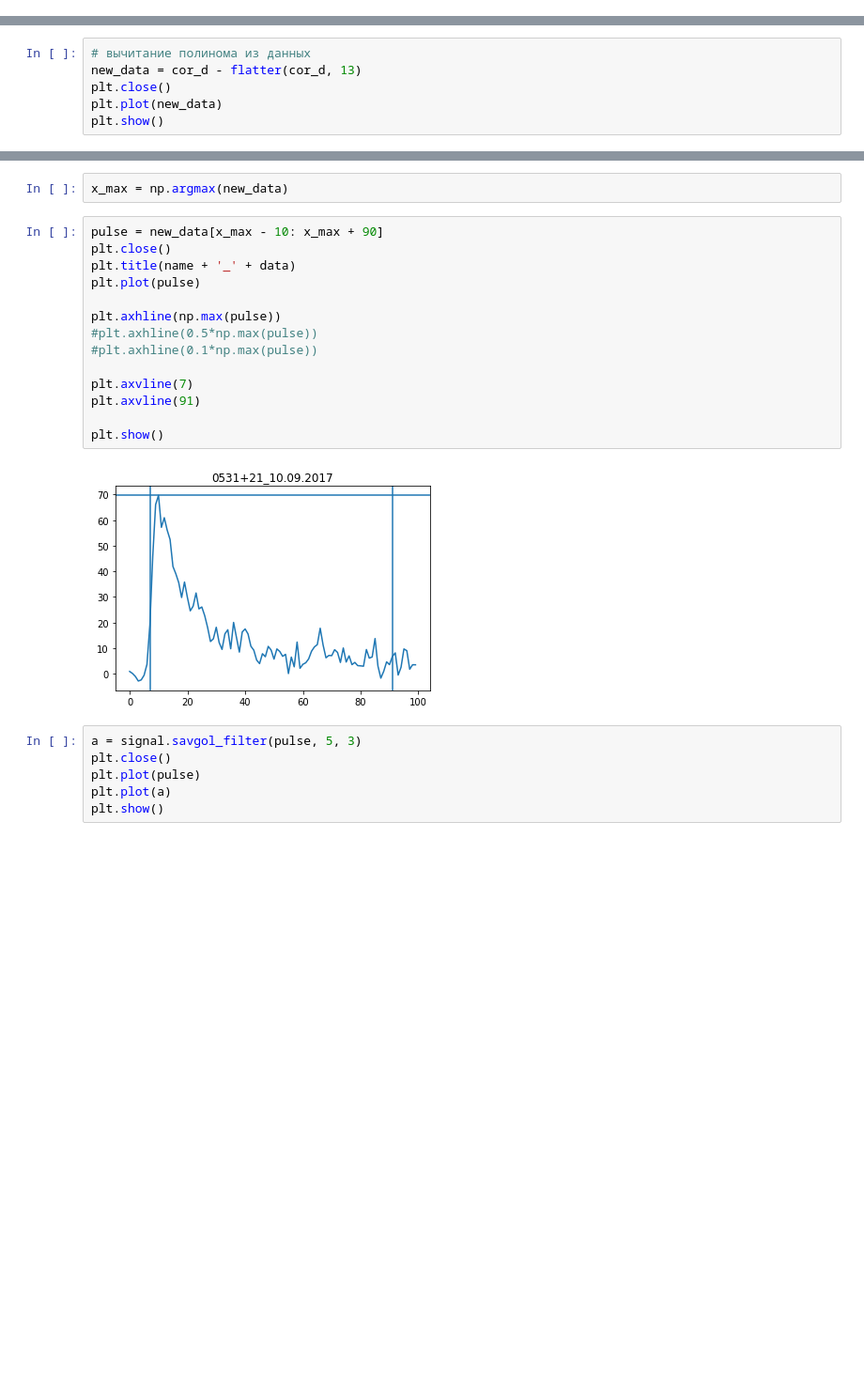
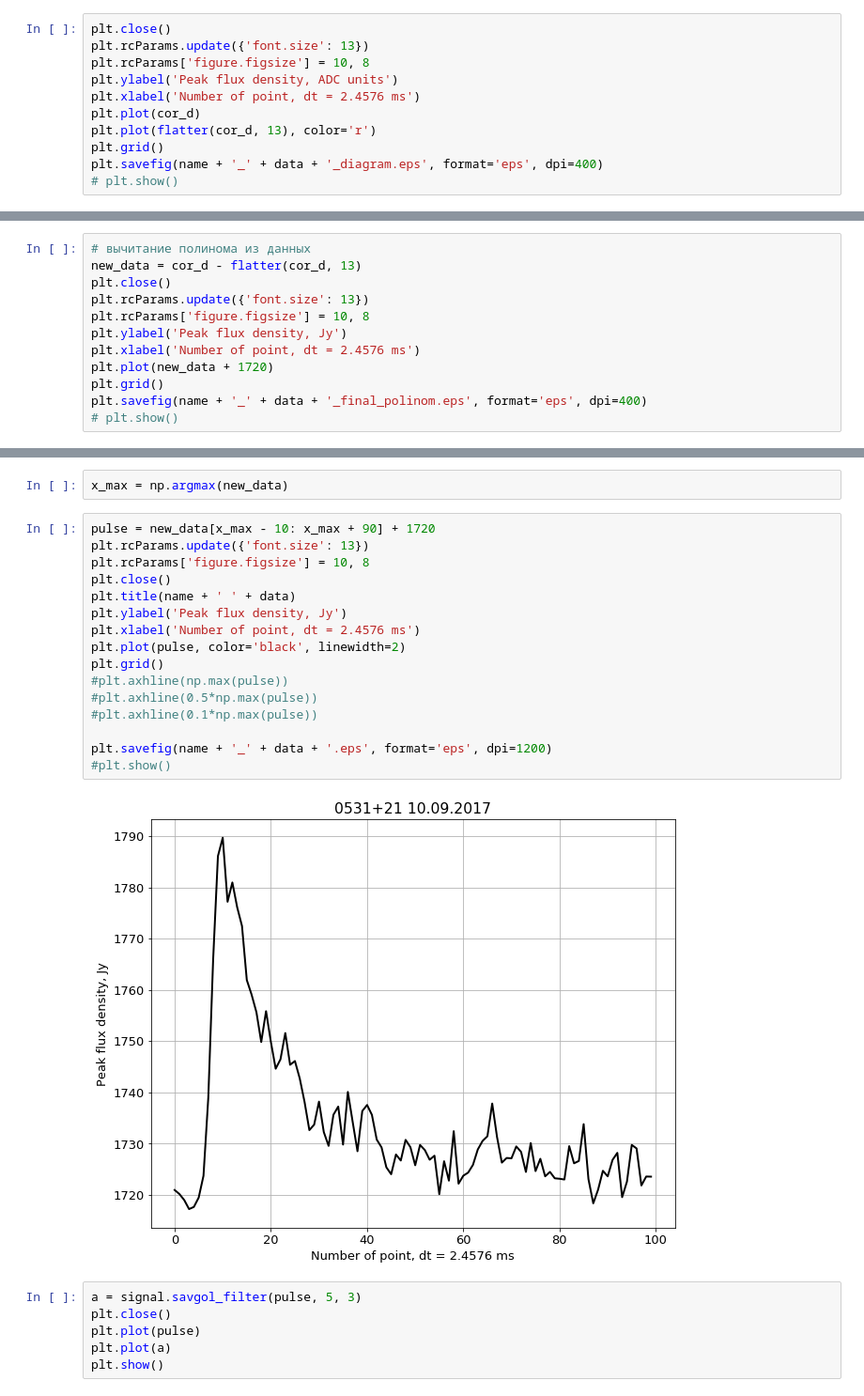
Before and after one commit to KazAndr/SWTraject, a Jupyter notebook: watch_one_file.ipynb, the cells around one changed output, grey strips where cells are left out. Shown at 94% size. Saved outputs shown, nothing was run; the diff lists cells and outputs as text; blank space fills up the shorter version.

```diff
--- a/watch_one_file.ipynb
+++ b/watch_one_file.ipynb
@@ -139,0 +127,11 @@ plt.show()
+# %%
+plt.close()
+plt.rcParams.update({'font.size': 13})
+plt.rcParams['figure.figsize'] = 10, 8
+plt.ylabel('Peak flux density, ADC units')
+plt.xlabel('Number of point, dt = 2.4576 ms')
+plt.plot(cor_d)
+plt.plot(flatter(cor_d, 13), color='r')
+plt.grid()
+plt.savefig(name + '_' + data + '_diagram.eps', format='eps', dpi=400)
+# plt.show()
@@ -141,6 +141,12 @@ plt.show()
 # вычитание полинома из данных
 new_data = cor_d - flatter(cor_d, 13)
 plt.close()
-plt.plot(new_data)
-plt.show()
+plt.rcParams.update({'font.size': 13})
+plt.rcParams['figure.figsize'] = 10, 8
+plt.ylabel('Peak flux density, Jy')
+plt.xlabel('Number of point, dt = 2.4576 ms')
+plt.plot(new_data + 1720)
+plt.grid()
+plt.savefig(name + '_' + data + '_final_polinom.eps', format='eps', dpi=400)
+# plt.show()
 # %% [output]
@@ -148,21 +154,23 @@ plt.show()
 # %%
 x_max = np.argmax(new_data)
 # %%
-pulse = new_data[x_max - 10: x_max + 90]
+pulse = new_data[x_max - 10: x_max + 90] + 1720
+plt.rcParams.update({'font.size': 13})
+plt.rcParams['figure.figsize'] = 10, 8
 plt.close()
-plt.title(name + '_' + data)
-plt.plot(pulse)
-
-plt.axhline(np.max(pulse))
+plt.title(name + ' ' + data)
+plt.ylabel('Peak flux density, Jy')
+plt.xlabel('Number of point, dt = 2.4576 ms')
+plt.plot(pulse, color='black', linewidth=2)
+plt.grid()
+#plt.axhline(np.max(pulse))
 #plt.axhline(0.5*np.max(pulse))
 #plt.axhline(0.1*np.max(pulse))
 
-plt.axvline(7)
-plt.axvline(91)
-
-plt.show()
+plt.savefig(name + '_' + data + '.eps', format='eps', dpi=1200)
+#plt.show()
 # %% [output]
-[figure, old version]
+[figure, new version]
 # %%
 a = signal.savgol_filter(pulse, 5, 3)
 plt.close()
```
Also changed, not shown: parts of 9 cells of this notebook, 2 other files.
